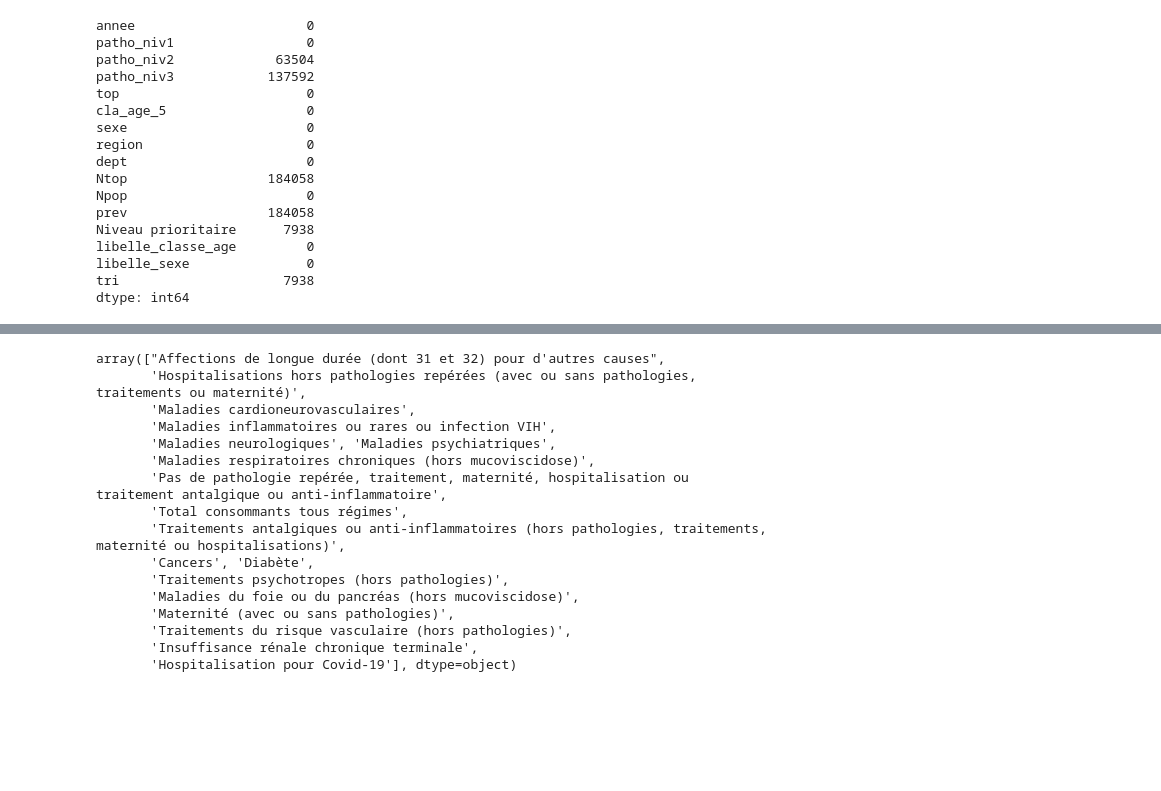
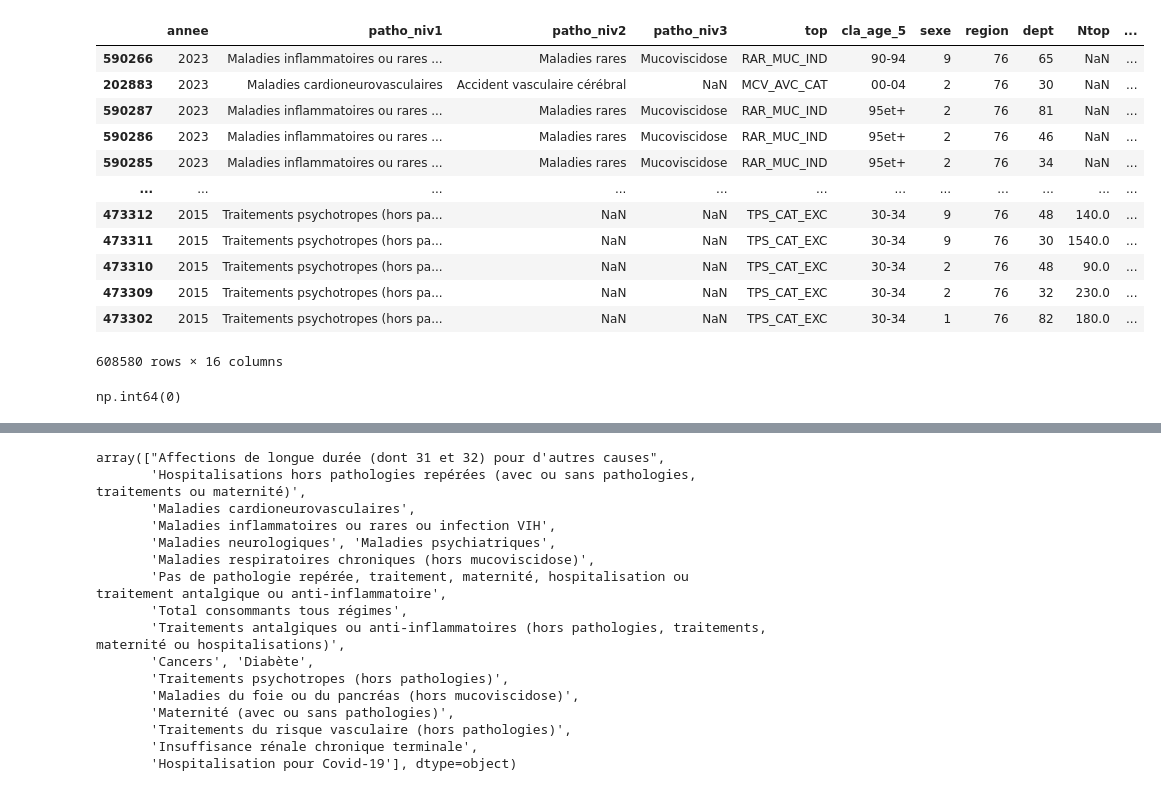
Before and after one commit to ouardianemmar-eng/Application-sante-, a Jupyter notebook: processing/projet_sante.ipynb, the cells around one changed output, grey strips where cells are left out. Drawn from its saved outputs; the diff is of its cells as text; code cells hidden in the pictures; blank space fills up the shorter version.

```diff
--- a/processing/projet_sante.ipynb
+++ b/processing/projet_sante.ipynb
@@ -42,22 +47,25 @@ np.int64(0)
+# %%
+#tri par année desc -> reperer l'année recente des données
+df.sort_values(by="annee",ascending=False)
+#df['dept'].unique()
+# %% [output]
+|  | annee | patho_niv1 | patho_niv2 | patho_niv3 | top | cla_age_5 | sexe | region | dept | Ntop | ... |
+| 590266 | 2023 | Maladies inflammatoires ou rares ... | Maladies rares | Mucoviscidose | RAR_MUC_IND | 90-94 | 9 | 76 | 65 | NaN | ... |
+| 202883 | 2023 | Maladies cardioneurovasculaires | Accident vasculaire cérébral | NaN | MCV_AVC_CAT | 00-04 | 2 | 76 | 30 | NaN | ... |
+| 590287 | 2023 | Maladies inflammatoires ou rares ... | Maladies rares | Mucoviscidose | RAR_MUC_IND | 95et+ | 2 | 76 | 81 | NaN | ... |
+| 590286 | 2023 | Maladies inflammatoires ou rares ... | Maladies rares | Mucoviscidose | RAR_MUC_IND | 95et+ | 2 | 76 | 46 | NaN | ... |
+| 590285 | 2023 | Maladies inflammatoires ou rares ... | Maladies rares | Mucoviscidose | RAR_MUC_IND | 95et+ | 2 | 76 | 34 | NaN | ... |
+| ... | ... | ... | ... | ... | ... | ... | ... | ... | ... | ... | ... |
+| 473312 | 2015 | Traitements psychotropes (hors pa... | NaN | NaN | TPS_CAT_EXC | 30-34 | 9 | 76 | 48 | 140.0 | ... |
+| 473311 | 2015 | Traitements psychotropes (hors pa... | NaN | NaN | TPS_CAT_EXC | 30-34 | 9 | 76 | 30 | 1540.0 | ... |
+| 473310 | 2015 | Traitements psychotropes (hors pa... | NaN | NaN | TPS_CAT_EXC | 30-34 | 2 | 76 | 48 | 90.0 | ... |
+| 473309 | 2015 | Traitements psychotropes (hors pa... | NaN | NaN | TPS_CAT_EXC | 30-34 | 2 | 76 | 32 | 230.0 | ... |
+| 473302 | 2015 | Traitements psychotropes (hors pa... | NaN | NaN | TPS_CAT_EXC | 30-34 | 1 | 76 | 82 | 180.0 | ... |
+608580 rows × 16 columns
+# %%
+#reperer des linges dupliquées
+df.duplicated().sum()
+# %% [output]
+np.int64(0)
 # %%
-# Afficher les types de colonnes et les valeurs manquantes
-df.isna().sum()
-#-> je dois supp les colonnes "tri" et "niveau prioritaire","sexe"(double),depart N°999/ patho_niv2 -->10% NAN, patho_niv3-->22%NAN (a voir apres supp des lignes non malades)
+#------------------------------------------- Data cleaning
-# %% [output]
-annee                      0
-patho_niv1                 0
-patho_niv2             63504
-patho_niv3            137592
-top                        0
-cla_age_5                  0
-sexe                       0
-region                     0
-dept                       0
-Ntop                  184058
-Npop                       0
-prev                  184058
-Niveau prioritaire      7938
-libelle_classe_age         0
-libelle_sexe               0
-tri                     7938
-dtype: int64
```
Also changed, not shown: parts of 22 cells of this notebook.
